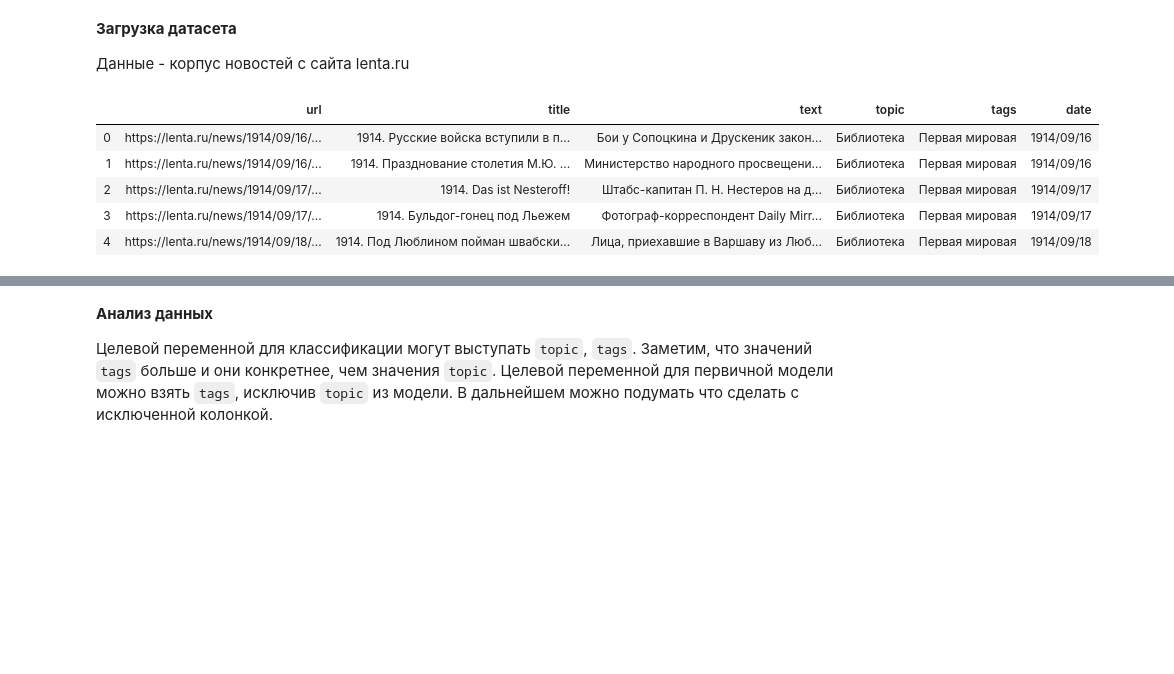
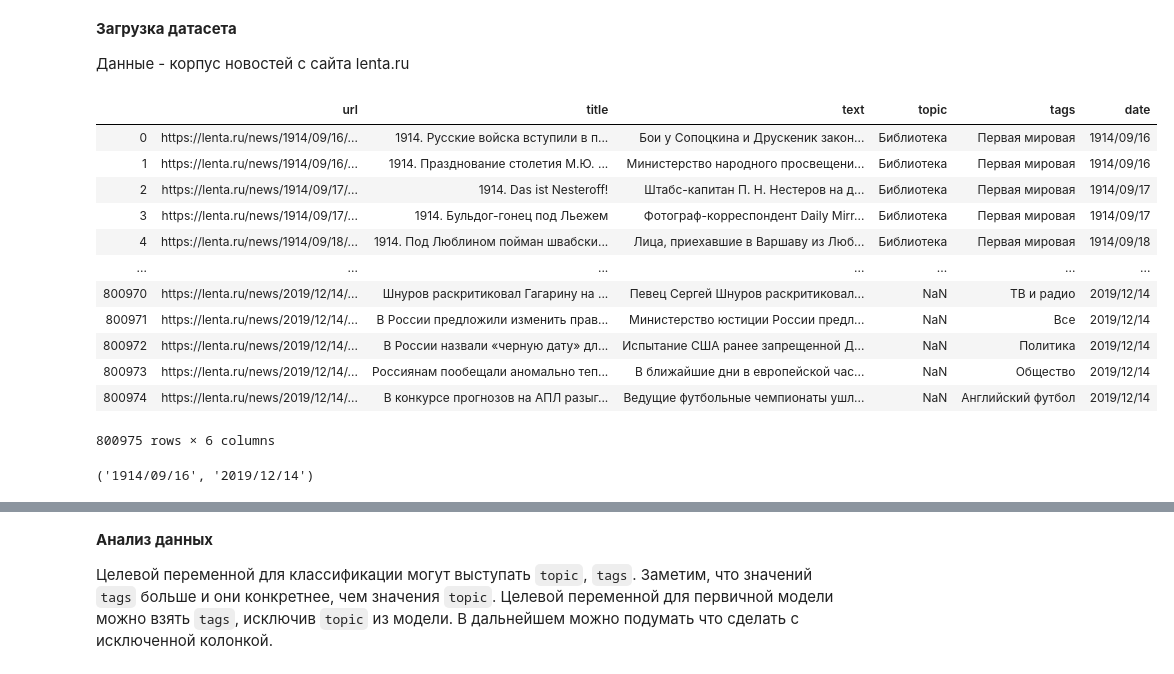
Before and after one commit to dokapoka/paper_text_classification, a Jupyter notebook: text_classification_code.ipynb, the cells around one changed output, grey strips where cells are left out. Cells and saved outputs as stored; diff of their text form; code cells hidden in the pictures; blank space fills up the shorter version.

```diff
--- a/text_classification_code.ipynb
+++ b/text_classification_code.ipynb
@@ -29,11 +29,22 @@ filterwarnings('ignore')
 # %%
 news = pd.read_csv('lenta-ru-news.csv')
 # %%
-news.head()
+news
 # %% [output]
 |  | url | title | text | topic | tags | date |
 | 0 | https://lenta.ru/news/1914/09/16/... | 1914. Русские войска вступили в п... | Бои у Сопоцкина и Друскеник закон... | Библиотека | Первая мировая | 1914/09/16 |
 | 1 | https://lenta.ru/news/1914/09/16/... | 1914. Празднование столетия М.Ю. ... | Министерство народного просвещени... | Библиотека | Первая мировая | 1914/09/16 |
 | 2 | https://lenta.ru/news/1914/09/17/... | 1914. Das ist Nesteroff! | Штабс-капитан П. Н. Нестеров на д... | Библиотека | Первая мировая | 1914/09/17 |
 | 3 | https://lenta.ru/news/1914/09/17/... | 1914. Бульдог-гонец под Льежем | Фотограф-корреспондент Daily Mirr... | Библиотека | Первая мировая | 1914/09/17 |
 | 4 | https://lenta.ru/news/1914/09/18/... | 1914. Под Люблином пойман швабски... | Лица, приехавшие в Варшаву из Люб... | Библиотека | Первая мировая | 1914/09/18 |
+| ... | ... | ... | ... | ... | ... | ... |
+| 800970 | https://lenta.ru/news/2019/12/14/... | Шнуров раскритиковал Гагарину на ... | Певец Сергей Шнуров раскритиковал... | NaN | ТВ и радио | 2019/12/14 |
+| 800971 | https://lenta.ru/news/2019/12/14/... | В России предложили изменить прав... | Министерство юстиции России предл... | NaN | Все | 2019/12/14 |
+| 800972 | https://lenta.ru/news/2019/12/14/... | В России назвали «черную дату» дл... | Испытание США ранее запрещенной Д... | NaN | Политика | 2019/12/14 |
+| 800973 | https://lenta.ru/news/2019/12/14/... | Россиянам пообещали аномально теп... | В ближайшие дни в европейской час... | NaN | Общество | 2019/12/14 |
+| 800974 | https://lenta.ru/news/2019/12/14/... | В конкурсе прогнозов на АПЛ разыг... | Ведущие футбольные чемпионаты ушл... | NaN | Английский футбол | 2019/12/14 |
+800975 rows × 6 columns
+# %%
+min(news.date), max(news.date)
+# %% [output]
+('1914/09/16', '2019/12/14')
```
Also changed, not shown: parts of 78 cells of this notebook, 13 other files.
